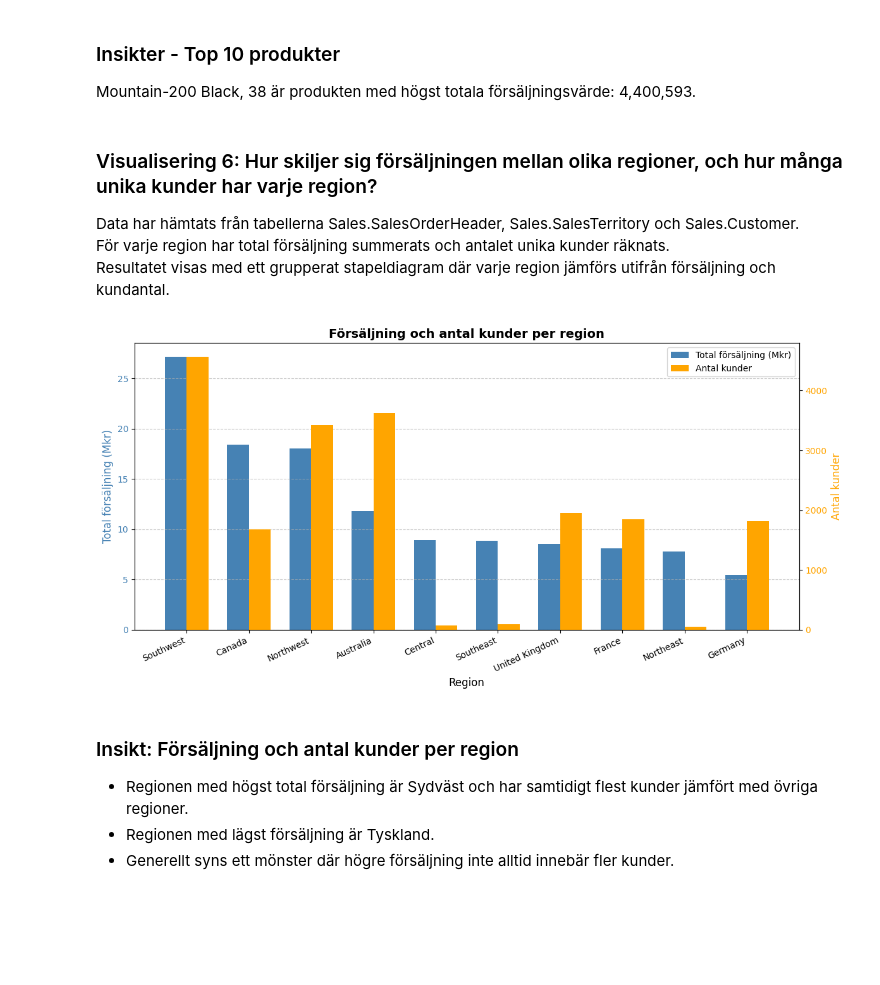
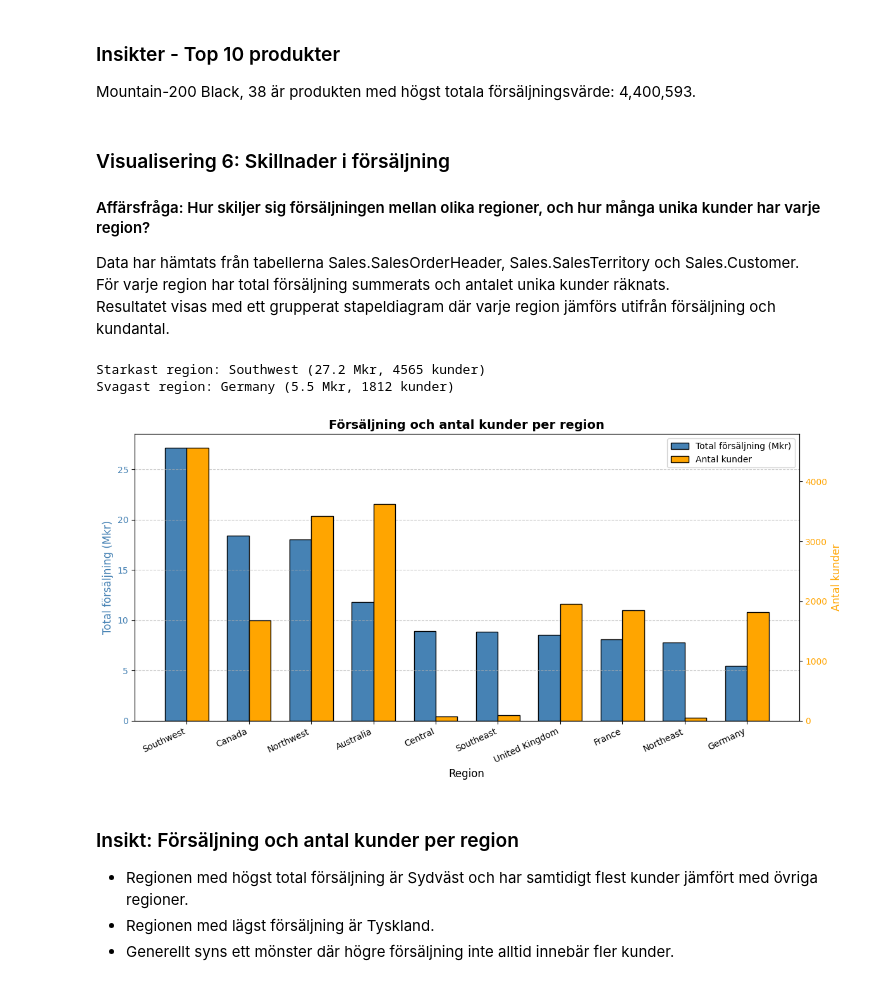
Before and after one commit to Linda6444/AdventureWorks_analysis, a Jupyter notebook: notebooks/AdventureWorks_analysis.ipynb, the cells around one changed output. Cells and saved outputs as stored; diff of their text form; code cells hidden in the pictures; blank space fills up the shorter version.

```diff
--- a/notebooks/AdventureWorks_analysis.ipynb
+++ b/notebooks/AdventureWorks_analysis.ipynb
@@ -393,7 +399,9 @@ Top 1 produkt: Mountain-200 Black, 38 (4,400,593)
 
 Mountain-200 Black, 38 är produkten med högst totala försäljningsvärde: 4,400,593.
 # %% [markdown]
-### Visualisering 6: Hur skiljer sig försäljningen mellan olika regioner, och hur många unika kunder har varje region?
+### Visualisering 6: Skillnader i försäljning
+
+#### Affärsfråga: Hur skiljer sig försäljningen mellan olika regioner, och hur många unika kunder har varje region?
 
 Data har hämtats från tabellerna Sales.SalesOrderHeader, Sales.SalesTerritory och Sales.Customer.
 För varje region har total försäljning summerats och antalet unika kunder räknats.
@@ -414,36 +422,51 @@ ORDER BY TotalSales DESC;
 """
 
 df_vis6 = query_df(query_vis6)
 
 x = np.arange(len(df_vis6))
 width = 0.35
 
+max_row = df_vis6.iloc[0]
+min_row = df_vis6.iloc[-1]
+print(f"Starkast region: {max_row['Region']} ({max_row['TotalSales']/1_000_000:,.1f} Mkr, {max_row['CustomerCount']} kunder)")
+print(f"Svagast region: {min_row['Region']} ({min_row['TotalSales']/1_000_000:,.1f} Mkr, {min_row['CustomerCount']} kunder)")
+
 fig, ax1 = plt.subplots(figsize=(12,6))
 
-bars1 = ax1.bar(x - width/2, df_vis6['TotalSales']/1_000_000, width, color='steelblue', label='Total försäljning (Mkr)')
+bars1 = ax1.bar(x - width/2,
+        df_vis6['TotalSales']/1_000_000,
+        width, color='steelblue',
+        edgecolor='black',
+        label='Total försäljning (Mkr)')
 ax1.set_ylabel('Total försäljning (Mkr)', fontsize=12, color='steelblue')
 ax1.tick_params(axis='y', labelcolor='steelblue')
 
 ax2 = ax1.twinx()
-bars2 = ax2.bar(x + width/2, df_vis6['CustomerCount'], width, color='orange', label='Antal kunder')
+bars2 = ax2.bar(x + width/2,
+        df_vis6['CustomerCount'],
+        width, color='orange',
+        edgecolor='black',
+        label='Antal kunder')
 ax2.set_ylabel('Antal kunder', fontsize=12, color='orange')
 ax2.tick_params(axis='y', labelcolor='orange')
 
 ax1.set_title('Försäljning och antal kunder per region', fontsize=14, fontweight='bold')
 ax1.set_xlabel('Region', fontsize=12)
 ax1.set_xticks(x)
 ax1.set_xticklabels(df_vis6['Region'], rotation=25, ha='right')
 
 ax1.grid(axis='y', linestyle='--', alpha=0.7)
 
 handles = [bars1, bars2]
 labels = [h.get_label() for h in handles]
 ax1.legend(handles, labels, loc='upper right')
 
 plt.tight_layout()
 plt.show()
 # %% [output]
+Starkast region: Southwest (27.2 Mkr, 4565 kunder)
+Svagast region: Germany (5.5 Mkr, 1812 kunder)
-[figure, old version]
+[figure, new version]
 # %% [markdown]
 ### Insikt: Försäljning och antal kunder per region
 
```
Also changed, not shown: parts of 14 cells of this notebook.
